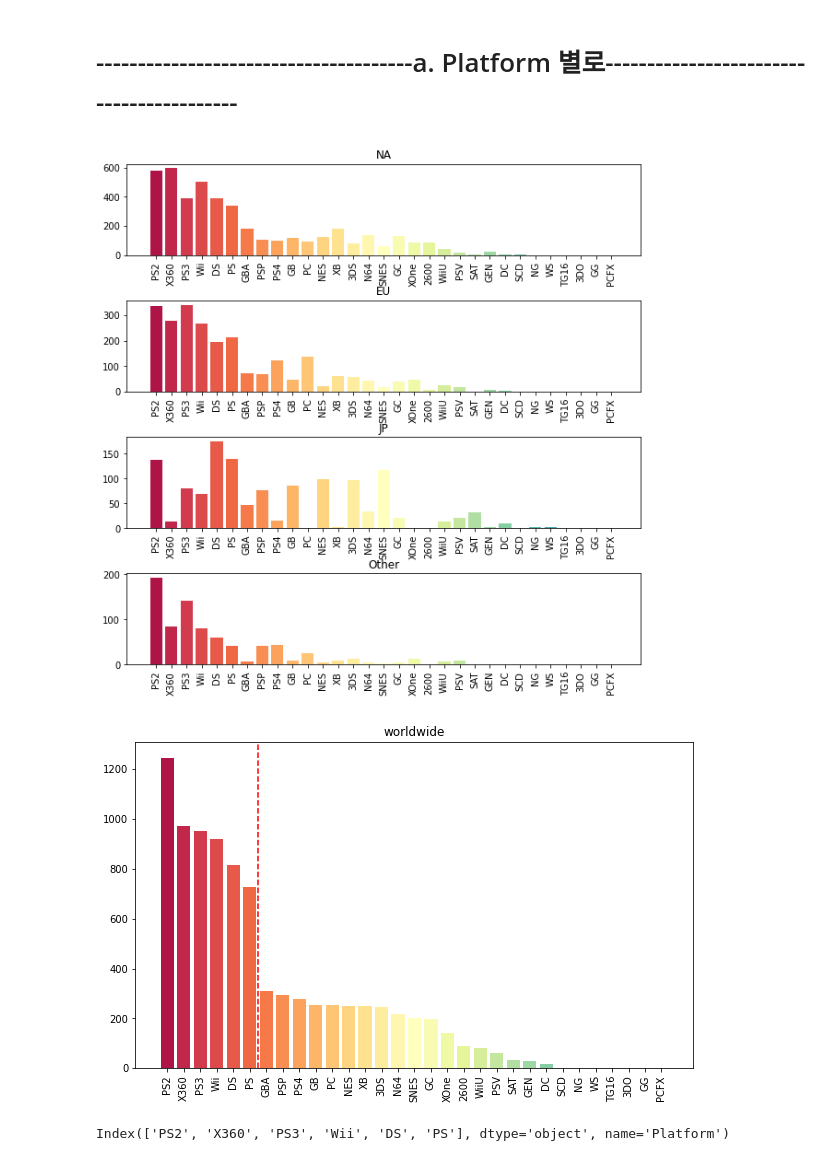
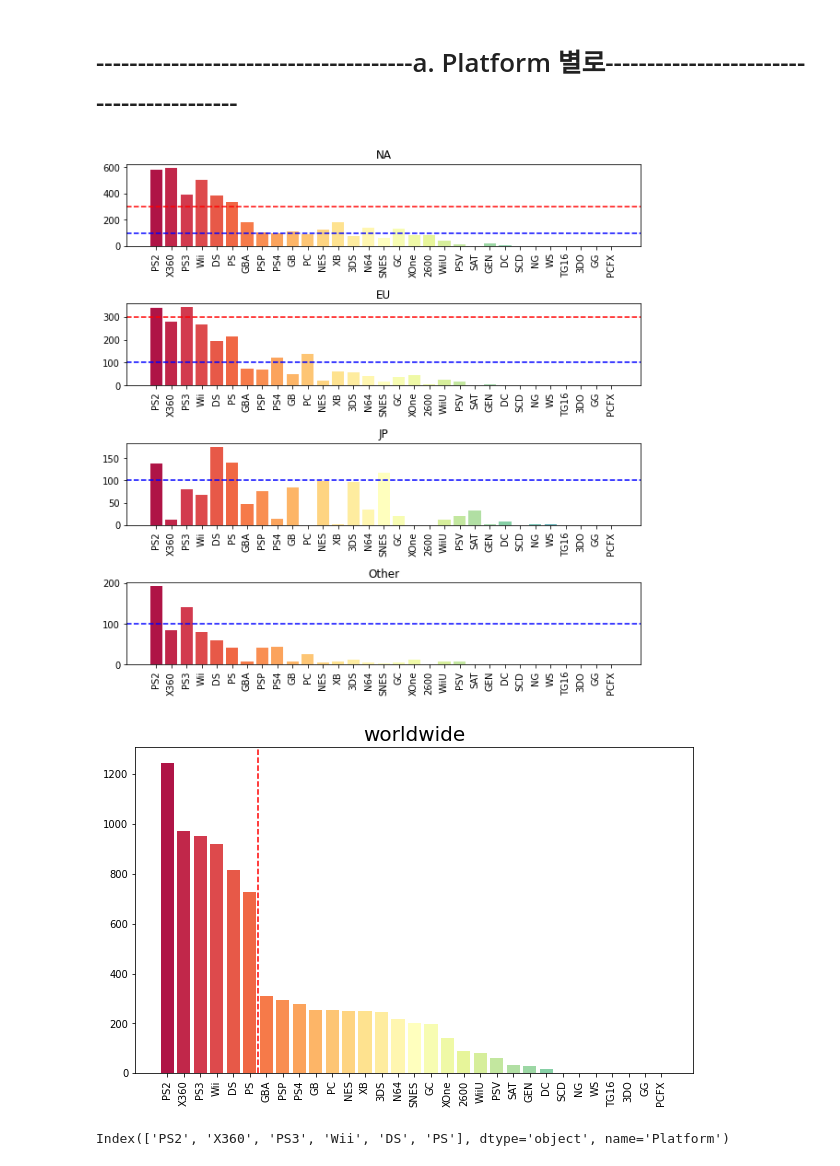
Before and after one commit to jennifer060697/AI15_Project, a Jupyter notebook: project 1 _ games.ipynb, the cells around one changed output. Cells and saved outputs as stored; diff of their text form; code cells hidden in the pictures.

```diff
--- a/project 1 _ games.ipynb
+++ b/project 1 _ games.ipynb
@@ -449,8 +466,8 @@ for i,n in enumerate(genre_sorted) :
 
 for i in range(0,5) :
   plt.subplot(2,3,i+1)
-  plt.title(df1_pivot.columns[i])
-  plt.bar(x = df1_pivot.index, height = df1_pivot.iloc[:,i], color = [color_genre[key] for key in df1_pivot.index])
+  plt.title(df1_pivot.columns[i], size = 20)
+  plt.bar(x = df1_pivot.index, height = df1_pivot.iloc[:,i], color = [color_genre[key] for key in df1_pivot.index], alpha = 0.8)
   plt.xticks(rotation=90)
 
 plt.subplots_adjust(hspace=0.5)
@@ -486,7 +489,7 @@ explode[-3] = 0.06
 
 for i in range(0,5) :
   plt.subplot(2,3,i+1)
-  plt.title(df1_pivot.columns[i])
+  plt.title(df1_pivot.columns[i], size = 20)
   data = df1_pivot.iloc[:,i].sort_values()
   plt.pie(data, labels=data.index, autopct='%.1f%%', startangle=90, counterclock=True, colors = [color_genre[key] for key in data.index], explode = explode)
 
@@ -526,8 +545,11 @@ plt.figure(figsize=(15,6.5))
 
 # worldwide 출고량이 높은거부터 뒤에 배치해서 겹쳐서 출력
 for n in genre_sorted :
-  plt.bar(x = df_worldwide_genre_year.index, height = df_worldwide_genre_year[n], color = color_genre[n], width = 0.9)
-
+  plt.bar(x = df_worldwide_genre_year.index, height = df_worldwide_genre_year[n], color = color_genre[n], width = 0.9, alpha=0.8)
 plt.legend(genre_sorted)
+plt.axvline(x=2006, color='r', linewidth=1, linestyle = '--')
+plt.axvline(x=2009, color='r', linewidth=1, linestyle = '--')
+plt.axvline(x=2001.5, color='b', linewidth=1, linestyle = '-')
+plt.axvline(x=2014.5, color='b', linewidth=1, linestyle = '-')
 plt.show()
 # %% [output]
@@ -596,37 +605,39 @@ df2_pivot = df2_pivot.sort_values('worldwide', ascending = False)
 # %%
 plt.figure(figsize=(10,10))
 
 # 컬러 빠레트 : cubehelix rocket viridis hls Spectral
 color_p = sns.color_palette('Spectral',len(df2_pivot.index))
 
 # { 열이름 : 컬러 }
 color_platform = {}
 for i,n in enumerate(df2_pivot.index) :
   color_platform[n] = color_p[i]
 
 for i in range(0,4) :
   plt.subplot(4,1,i+1)
   plt.title(df2_pivot.columns[i])
   plt.bar(x = df2_pivot.index, height = df2_pivot.iloc[:,i], color = [color_platform[key] for key in df2_pivot.index])
   plt.xticks(rotation=90)
+  if i < 2 : plt.axhline(y=300, color='r', linewidth=1.5, linestyle = '--')
+  plt.axhline(y=100, color='b', linewidth=1.5, linestyle = '--')
 
-plt.subplots_adjust(hspace=0.5)
+plt.subplots_adjust(hspace=0.7)
 
 plt.show()
 
 # x축 고정 (정렬x)
 # %% [output]
-[figure, old version]
+[figure, new version]
 # %%
 plt.figure(figsize=(10,6))
-plt.title(df2_pivot.columns[4])
+plt.title(df2_pivot.columns[4], size = 20)
 plt.bar(x = df2_pivot.index, height = df2_pivot.iloc[:,4], color = [color_platform[key] for key in df2_pivot.index])
 plt.xticks(rotation=90)
 plt.axvline(x=5.5, linestyle='--', color = 'r')
 
 plt.show()
 # %% [output]
-[figure, old version]
+[figure, new version]
 # %%
 hit_platform = df2_pivot.iloc[:6].index
 # %%
```
Also changed, not shown: parts of 39 cells of this notebook.
